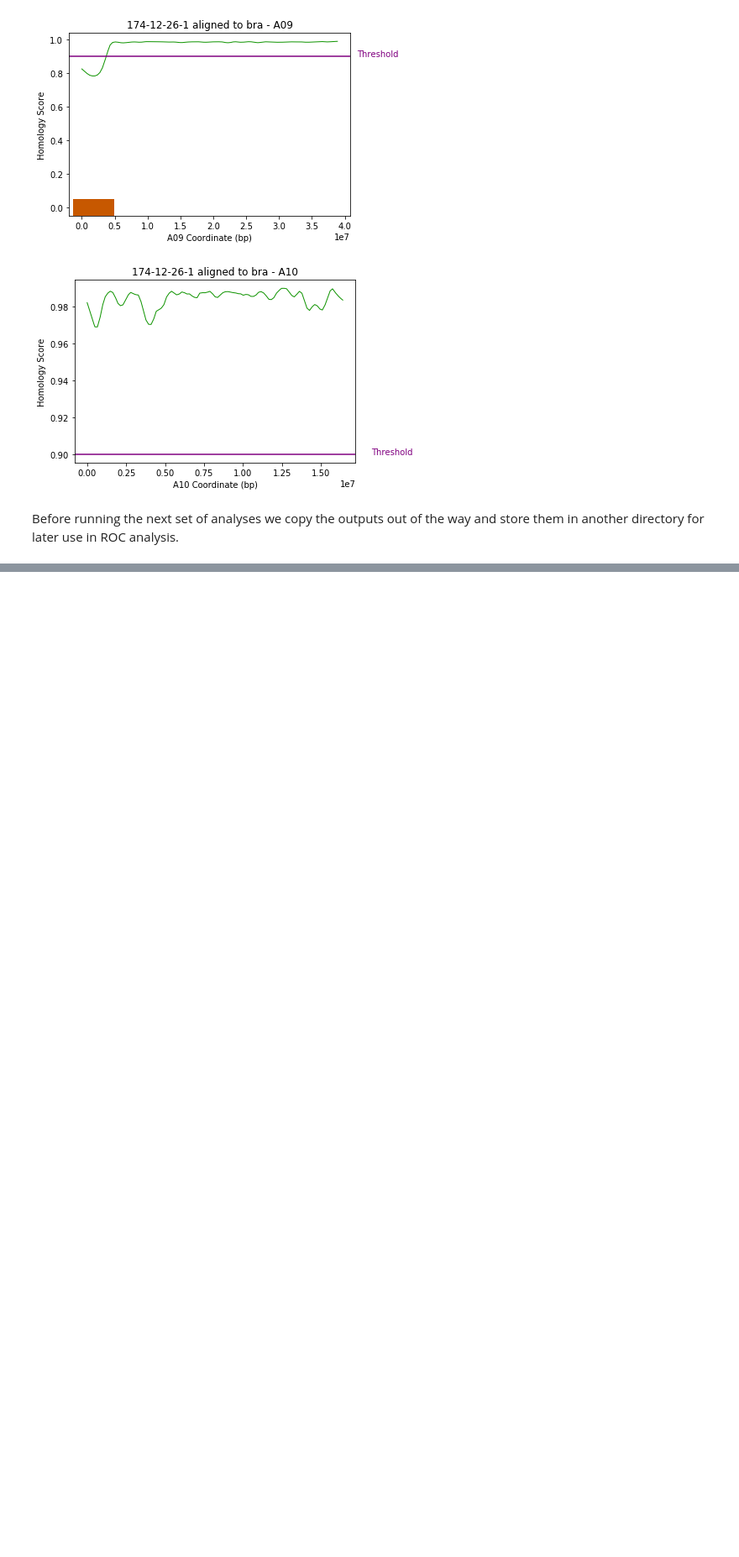
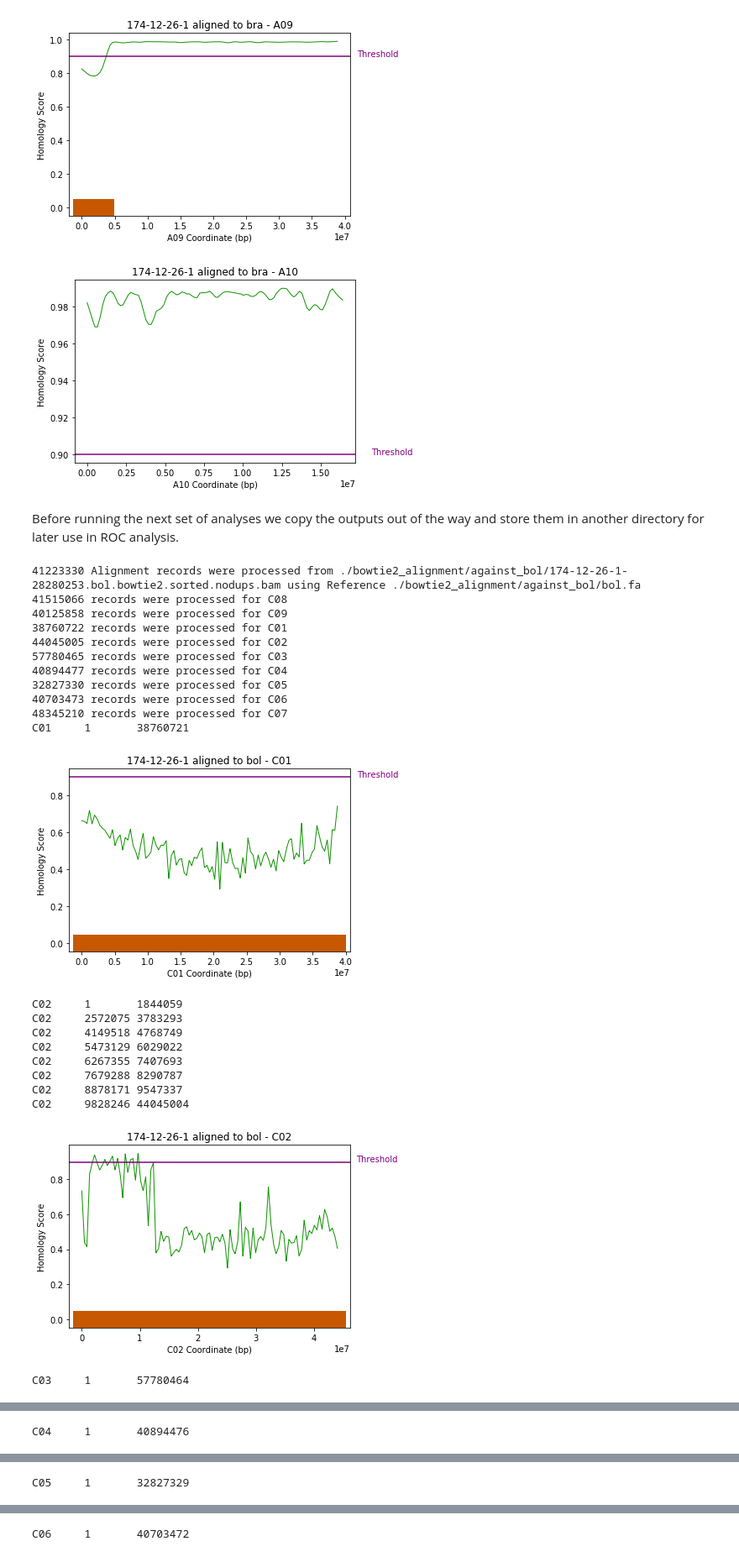
Before and after one commit to danshea/IntroMap, a Jupyter notebook: IntroMap.ipynb, the cells around one changed output, grey strips where cells are left out. Shown: that part at 84% size. Saved outputs shown, nothing was run; the diff lists cells and outputs as text; code cells hidden in the pictures; blank space fills up the shorter version.

```diff
--- a/IntroMap.ipynb
+++ b/IntroMap.ipynb
@@ -366,3 +371,46 @@ A09     1       3703909
 [figure]
 # %% [markdown]
 Before running the next set of analyses we copy the outputs out of the way and store them in another directory for later use in ROC analysis.
+# %%
+# Reverse ROC shows that frac=0.01 and t=0.90 are optimal
+# Comment this out and uncomment the section below to use outputs already generated from writeLowessToFiles()
+infiles = writeLowessToFiles('./bowtie2_alignment/against_bol/174-12-26-1-28280253.bol.bowtie2.sorted.nodups.bam',
+                             './bowtie2_alignment/against_bol/bol.fa',
+                             '174-12-26-1.bol.out', frac=0.01)
+
+# Uncomment this to use outputs already generated from writeLowessToFiles()
+#infiles = ['C01.174-12-26-1.bol.out',
+#           'C02.174-12-26-1.bol.out',
+#           'C03.174-12-26-1.bol.out',
+#           'C04.174-12-26-1.bol.out',
+#           'C05.174-12-26-1.bol.out',
+#           'C06.174-12-26-1.bol.out',
+#           'C07.174-12-26-1.bol.out',
+#           'C08.174-12-26-1.bol.out',
+#           'C09.174-12-26-1.bol.out',]
+
+# Create the plots
+plotFromLowessFiles(infiles, threshold=0.90)
+# %% [output]
+41223330 Alignment records were processed from ./bowtie2_alignment/against_bol/174-12-26-1-28280253.bol.bowtie2.sorted.nodups.bam using Reference ./bowtie2_alignment/against_bol/bol.fa
+41515066 records were processed for C08
+40125858 records were processed for C09
+38760722 records were processed for C01
+44045005 records were processed for C02
+57780465 records were processed for C03
+40894477 records were processed for C04
+32827330 records were processed for C05
+40703473 records were processed for C06
+48345210 records were processed for C07
+C01     1       38760721
+[figure, added]
+C02     1       1844059
+C02     2572075 3783293
+C02     4149518 4768749
+C02     5473129 6029022
+C02     6267355 7407693
+C02     7679288 8290787
+C02     8878171 9547337
+C02     9828246 44045004
+[figure, added]
+C03     1       57780464
@@ -368,0 +418 @@ Before running the next set of analyses we copy the outputs out of the way and s
+C04     1       40894476
@@ -368,0 +420 @@ Before running the next set of analyses we copy the outputs out of the way and s
+C05     1       32827329
@@ -368,0 +422 @@ Before running the next set of analyses we copy the outputs out of the way and s
+C06     1       40703472
```
Also changed, not shown: parts of 2 cells of this notebook, 18 other files.
